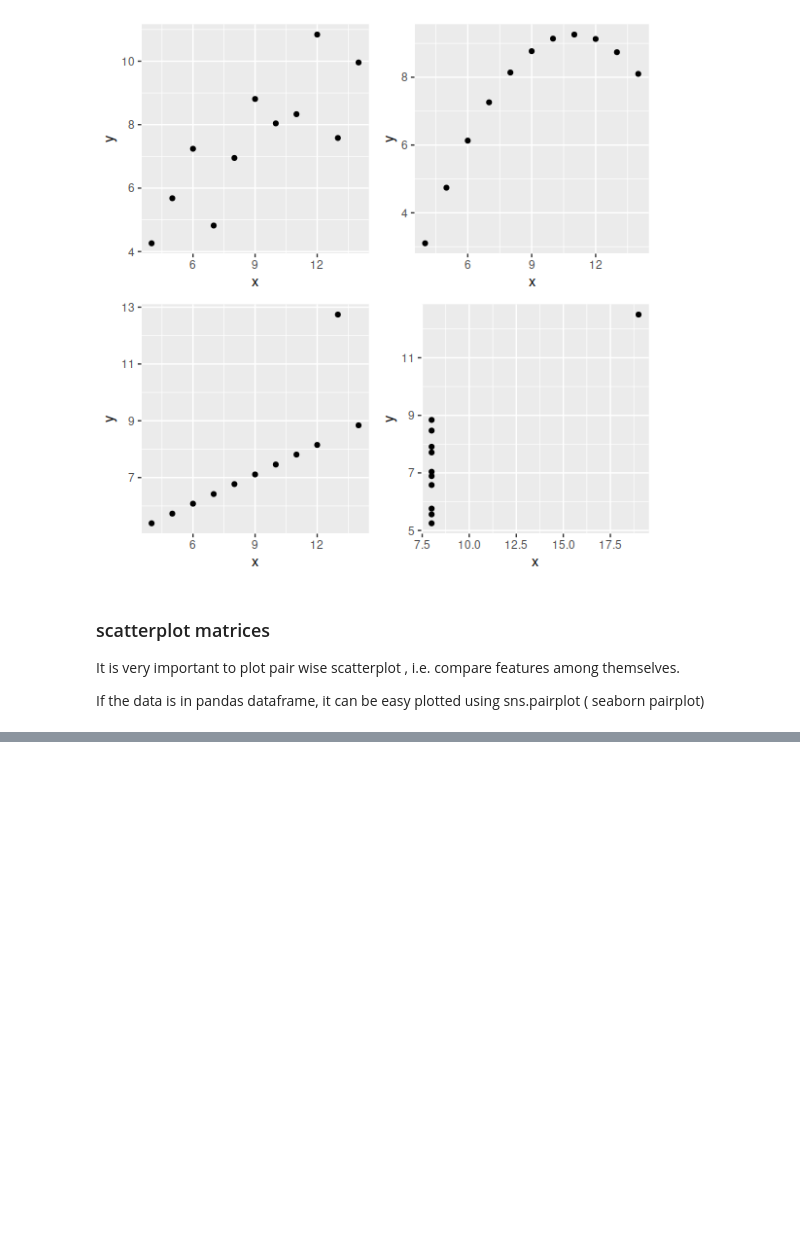
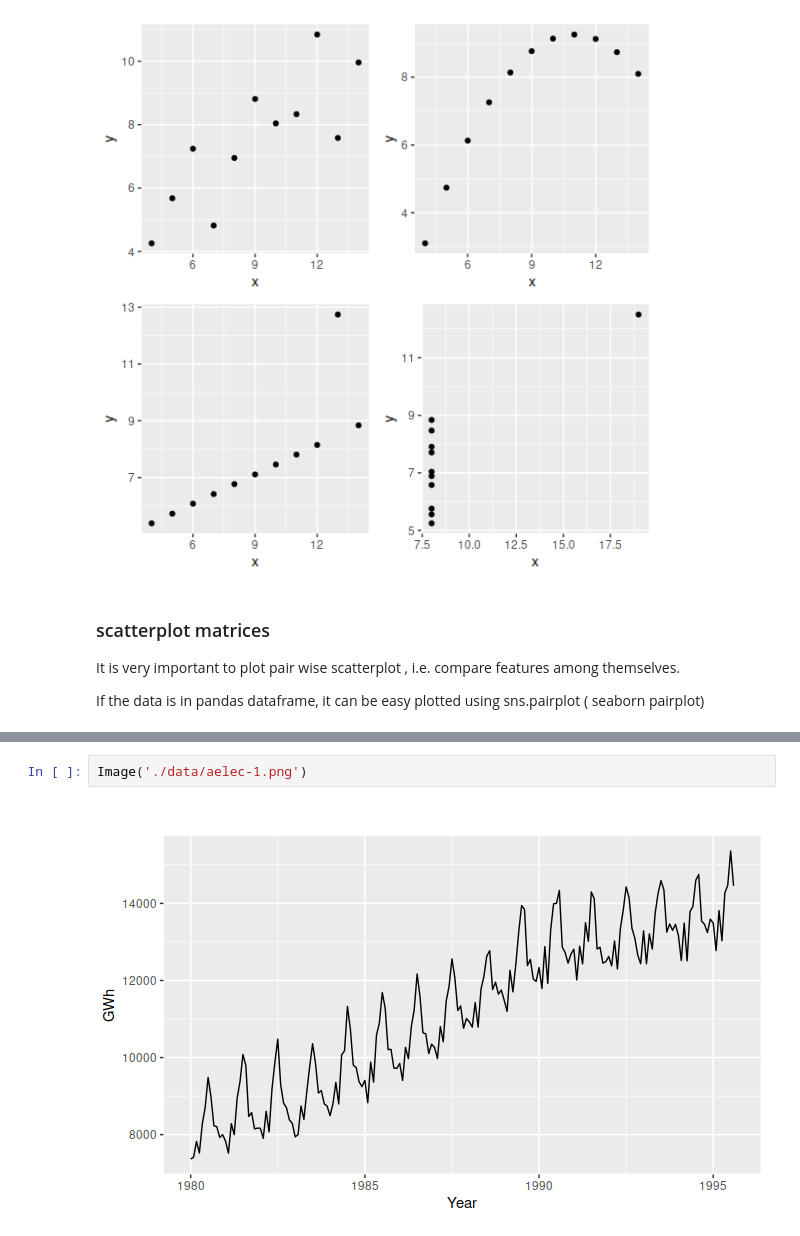
Before and after one commit to PundirShivam/Forecasting_Principles_and_Practice, a Jupyter notebook: 2_Time_series_graphics.ipynb, the cells around one changed output, grey strips where cells are left out. Drawn from its saved outputs; the diff is of its cells as text; blank space fills up the shorter version.

```diff
--- a/2_Time_series_graphics.ipynb
+++ b/2_Time_series_graphics.ipynb
@@ -76,0 +107,4 @@ Image(filename="D:\\Forecasting_Principles_and_Practice\\data\\ScatterMatrixch2-
+# %%
+Image('./data/aelec-1.png')
+# %% [output]
+[figure, added]
```
Also changed, not shown: parts of 28 cells of this notebook, 4 other files.
